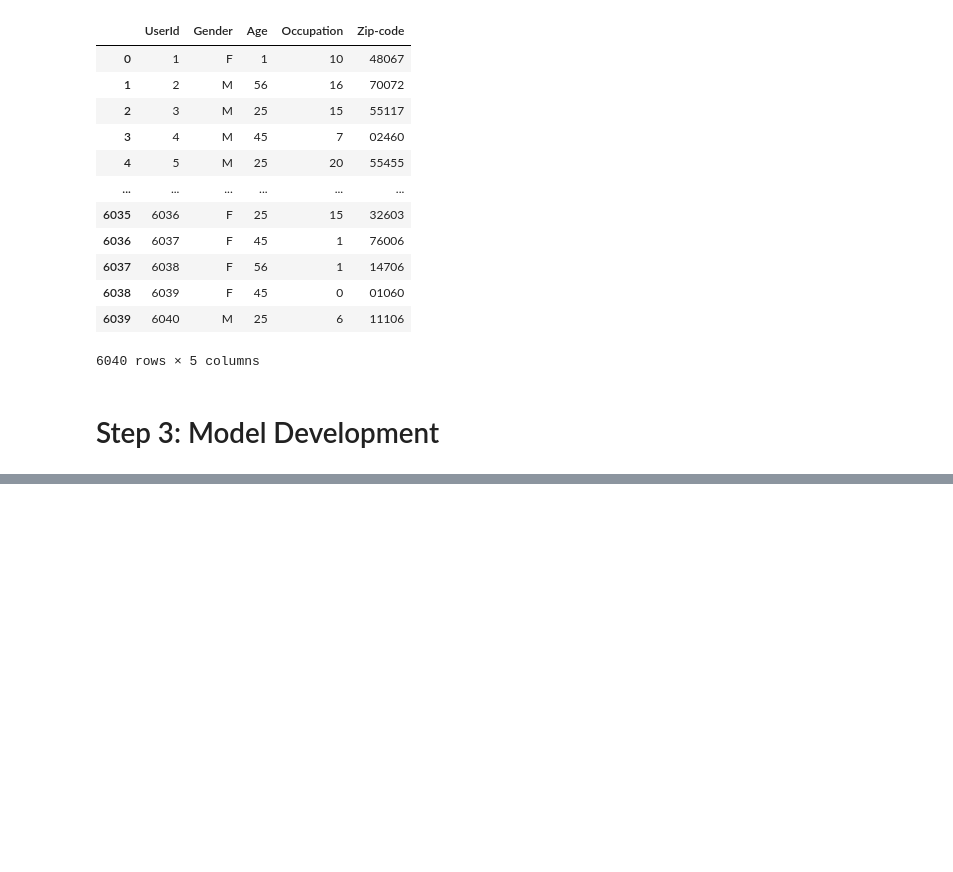
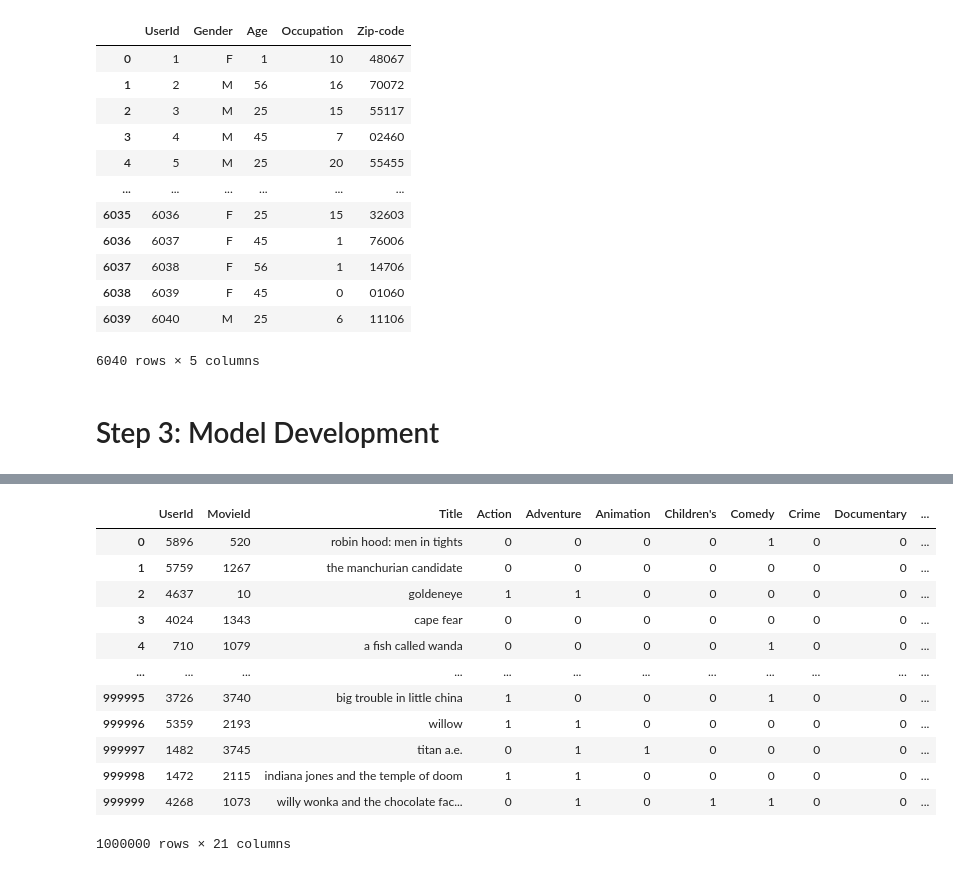
Before and after one commit to LilianSchall/MovieMatch, a Jupyter notebook: src/Recommander.ipynb, the cells around one changed output, grey strips where cells are left out. Cells and saved outputs as stored; diff of their text form; code cells hidden in the pictures; blank space fills up the shorter version.

```diff
--- a/src/Recommander.ipynb
+++ b/src/Recommander.ipynb
@@ -204,0 +230,16 @@ for t in dataset.dtypes.items():
+# %%
+item_features
+# %% [output]
+|  | UserId | MovieId | Title | Action | Adventure | Animation | Children's | Comedy | Crime | Documentary | ... |
+| 0 | 5896 | 520 | robin hood: men in tights | 0 | 0 | 0 | 0 | 1 | 0 | 0 | ... |
+| 1 | 5759 | 1267 | the manchurian candidate | 0 | 0 | 0 | 0 | 0 | 0 | 0 | ... |
+| 2 | 4637 | 10 | goldeneye | 1 | 1 | 0 | 0 | 0 | 0 | 0 | ... |
+| 3 | 4024 | 1343 | cape fear | 0 | 0 | 0 | 0 | 0 | 0 | 0 | ... |
+| 4 | 710 | 1079 | a fish called wanda | 0 | 0 | 0 | 0 | 1 | 0 | 0 | ... |
+| ... | ... | ... | ... | ... | ... | ... | ... | ... | ... | ... | ... |
+| 999995 | 3726 | 3740 | big trouble in little china | 1 | 0 | 0 | 0 | 1 | 0 | 0 | ... |
+| 999996 | 5359 | 2193 | willow | 1 | 1 | 0 | 0 | 0 | 0 | 0 | ... |
+| 999997 | 1482 | 3745 | titan a.e. | 0 | 1 | 1 | 0 | 0 | 0 | 0 | ... |
+| 999998 | 1472 | 2115 | indiana jones and the temple of doom | 1 | 1 | 0 | 0 | 0 | 0 | 0 | ... |
+| 999999 | 4268 | 1073 | willy wonka and the chocolate fac... | 0 | 1 | 0 | 1 | 1 | 0 | 0 | ... |
+1000000 rows × 21 columns
```
Also changed, not shown: parts of 27 cells of this notebook.
